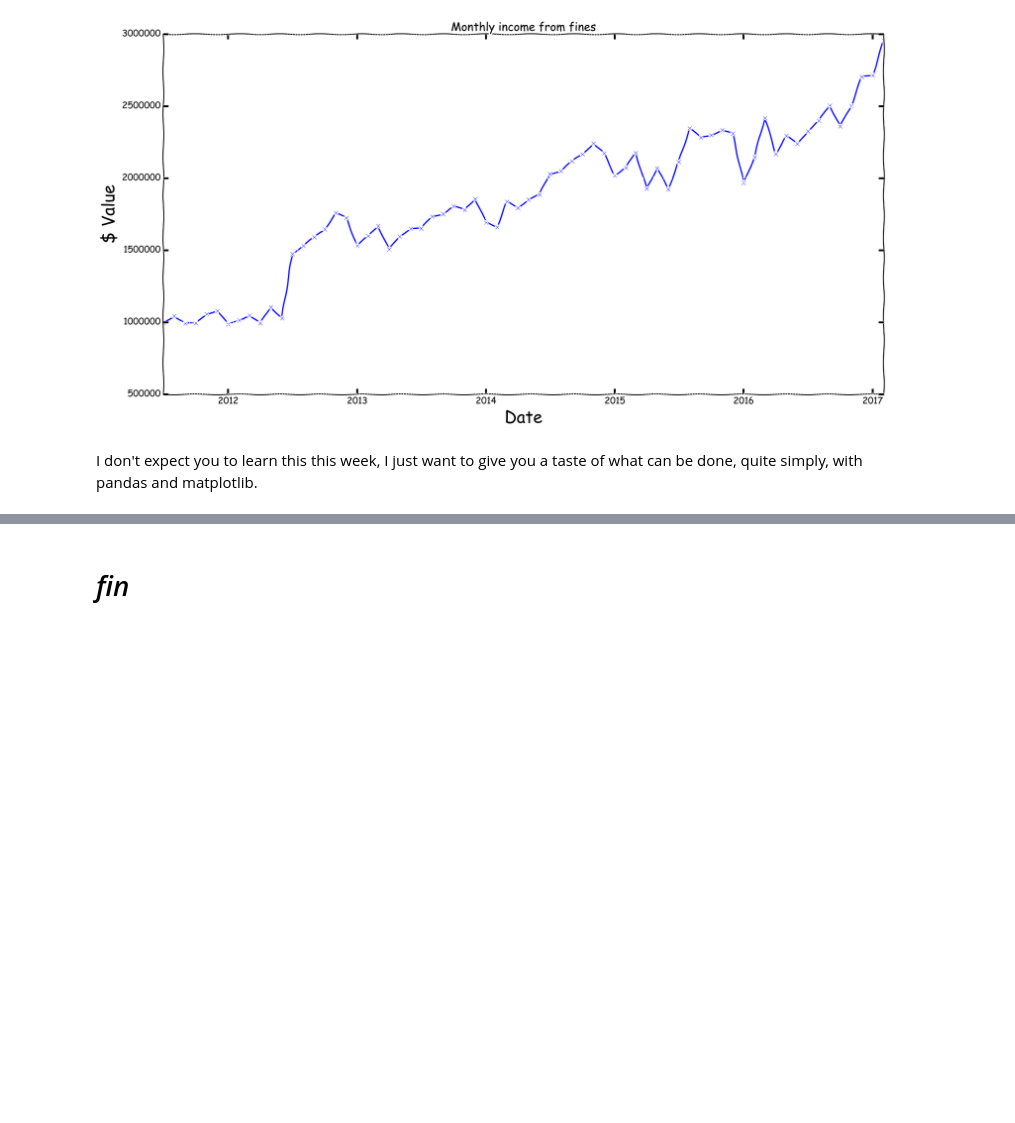
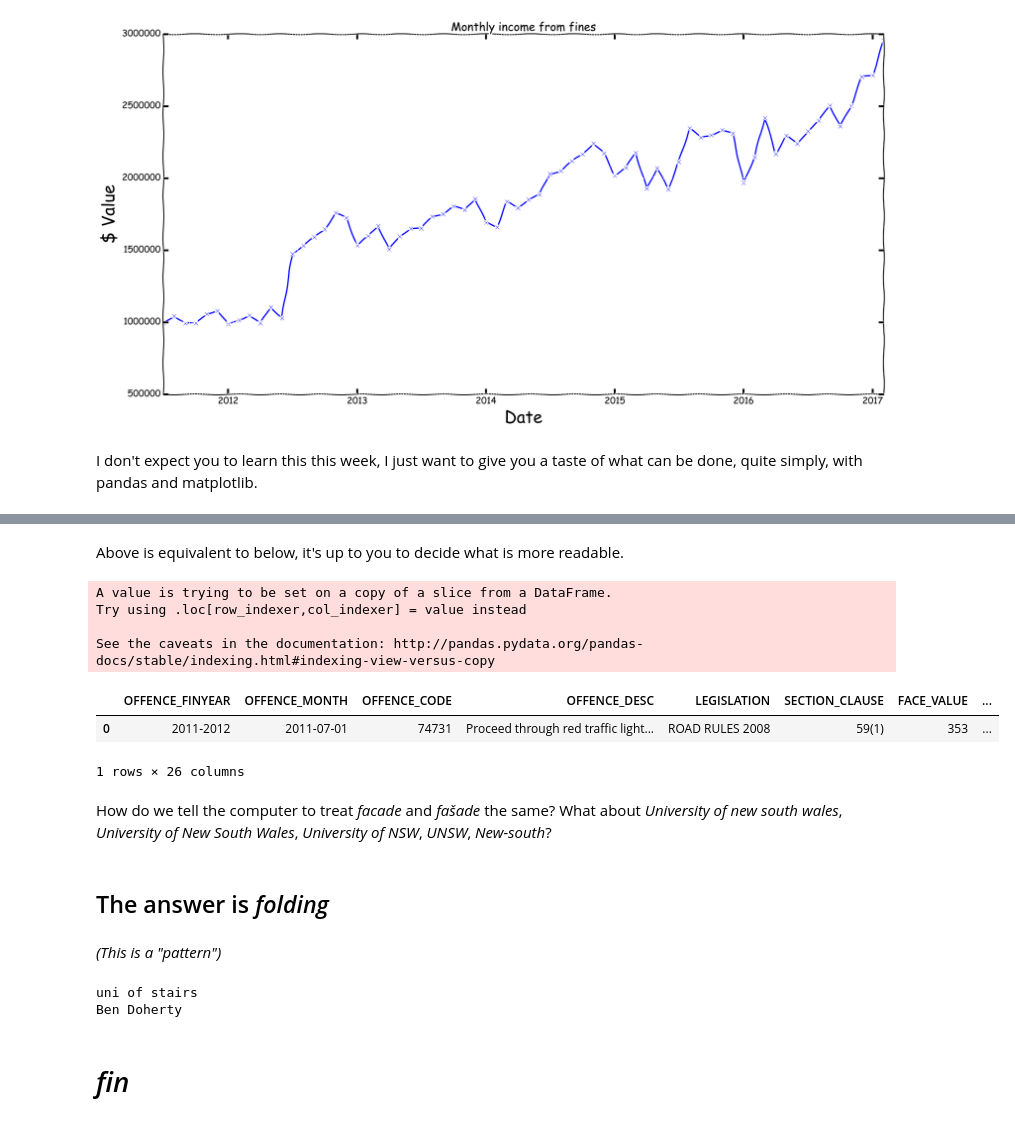
Before and after one commit to notionparallax/code1161base, a Jupyter notebook: week6/basic_pandas.ipynb, the cells around one changed output, grey strips where cells are left out. Drawn from its saved outputs; the diff is of its cells as text; code cells hidden in the pictures; blank space fills up the shorter version.

Commit message:
patterns

```diff
--- a/week6/basic_pandas.ipynb
+++ b/week6/basic_pandas.ipynb
@@ -422,0 +433,2 @@ I don't expect you to learn this this week, I just want to give you a taste of w
+# %%
+ss = penalty_data.loc[:5]
@@ -422,0 +437,3 @@ I don't expect you to learn this this week, I just want to give you a taste of w
+# %%
+ss["day"] = ss.apply(lambda x: x.OFFENCE_MONTH.day, axis=1)
+ss.head(1)
@@ -423,2 +450,52 @@ I don't expect you to learn this this week, I just want to give you a taste of w
+# %% [markdown]
+Above is equivalent to below, it's up to you to decide what is more readable.
+# %%
+def my_f(x):
+    return x.day
+
+ss["day"] = ss.apply(my_f, axis=1)
+ss.head(1)
+# %% [output]
+A value is trying to be set on a copy of a slice from a DataFrame.
+Try using .loc[row_indexer,col_indexer] = value instead
+
+See the caveats in the documentation: http://pandas.pydata.org/pandas-docs/stable/indexing.html#indexing-view-versus-copy
+|  | OFFENCE_FINYEAR | OFFENCE_MONTH | OFFENCE_CODE | OFFENCE_DESC | LEGISLATION | SECTION_CLAUSE | FACE_VALUE | ... |
+| 0 | 2011-2012 | 2011-07-01 | 74731 | Proceed through red traffic light... | ROAD RULES 2008 | 59(1) | 353 | ... |
+1 rows × 26 columns
+# %% [markdown]
+How do we tell the computer to treat _facade_ and _fašade_ the same? What about _University of new south wales_, _University of New South Wales_, _University of NSW_, _UNSW_, _New-south_?
+# %% [markdown]
+## The answer is _folding_
+# %% [markdown]
+_(This is a "pattern")_
+# %%
+def fold(given):
+    """Return canonical versions of inputs."""
+
+    # Use canonical variables so that you can define once, use many times.
+    UNSW_canonical = "uni of stairs"
+    ben_name_cannonical = "Ben Doherty"
+
+    # dictionary of input:output pairs
+    folds = {
+        "University of new south wales": UNSW_canonical,
+        "University of New South Wales": UNSW_canonical,
+        "University of NSW": UNSW_canonical,
+        "UNSW": UNSW_canonical,
+        "New-south": UNSW_canonical,
+        "BDoh": ben_name_cannonical,
+        "Benny": ben_name_cannonical,
+        "Mr Dockerty": ben_name_cannonical,
+        "Oi, Dickehead!": ben_name_cannonical
+    }
+
+    return folds[given] # needs a defensive part, but ommited for clarity.
+
+print fold("New-south")
+print fold("BDoh")
+# %% [output]
+uni of stairs
+Ben Doherty
 # %% [markdown]
 # _fin_
```
Also changed, not shown: parts of 7 cells of this notebook.
